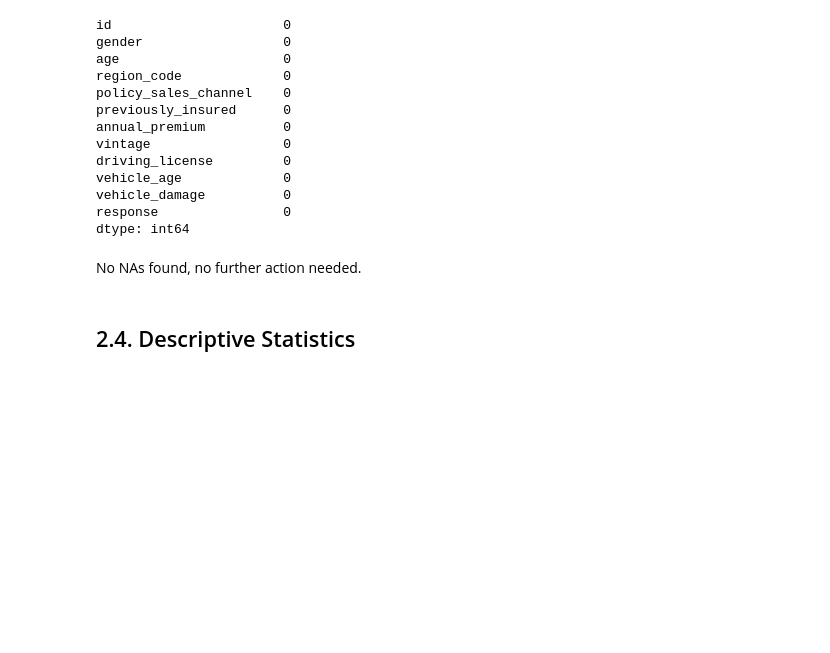
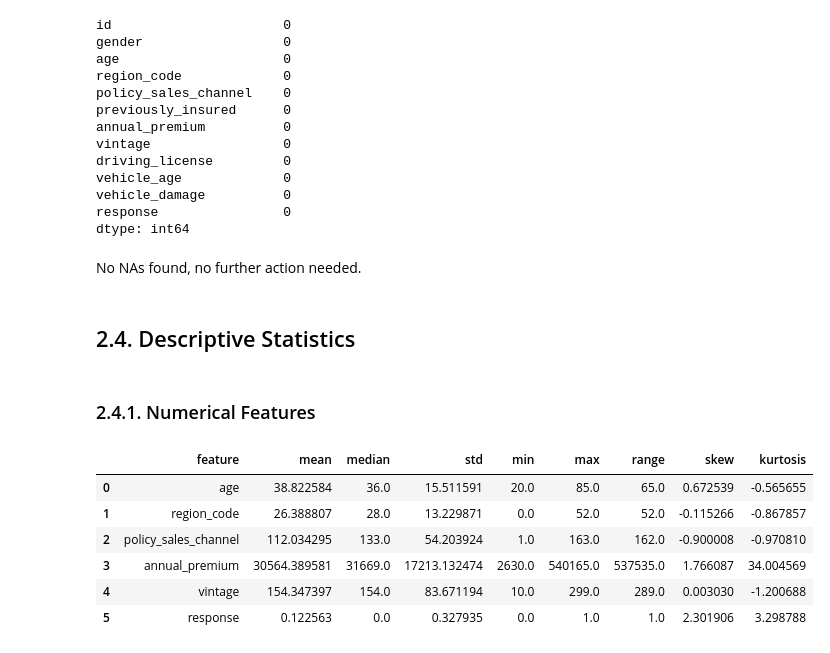
Before and after one commit to olini/insurance-cross-sell-prediction, a Jupyter notebook: notebook.ipynb, the cells around one changed output. Saved outputs shown, nothing was run; the diff lists cells and outputs as text; code cells hidden in the pictures; blank space fills up the shorter version.

```diff
--- a/notebook.ipynb
+++ b/notebook.ipynb
@@ -124,0 +144,27 @@ cat_features = ['gender', 'region_code', 'policy_sales_channel', 'previously_ins
+# %% [markdown]
+### 2.4.1. Numerical Features
+# %%
+# Central Tendency
+ct1 = df_dd[num_features].apply(np.mean)
+ct2 = df_dd[num_features].apply(np.median)
+
+# Dispersion
+d1 = df_dd[num_features].apply(np.std)
+d2 = df_dd[num_features].min()
+d3 = df_dd[num_features].max()
+d4 = df_dd[num_features].apply(lambda x: x.max() - x.min())
+d5 = df_dd[num_features].skew()
+d6 = df_dd[num_features].kurtosis()
+# %%
+df_metrics = pd.DataFrame([ct1, ct2, d1, d2, d3, d4, d5, d6]).T.reset_index()
+df_metrics.columns = ['feature', 'mean', 'median', 'std', 'min', 'max', 'range', 'skew', 'kurtosis']
+# %%
+df_metrics
+# %% [output]
+|  | feature | mean | median | std | min | max | range | skew | kurtosis |
+| 0 | age | 38.822584 | 36.0 | 15.511591 | 20.0 | 85.0 | 65.0 | 0.672539 | -0.565655 |
+| 1 | region_code | 26.388807 | 28.0 | 13.229871 | 0.0 | 52.0 | 52.0 | -0.115266 | -0.867857 |
+| 2 | policy_sales_channel | 112.034295 | 133.0 | 54.203924 | 1.0 | 163.0 | 162.0 | -0.900008 | -0.970810 |
+| 3 | annual_premium | 30564.389581 | 31669.0 | 17213.132474 | 2630.0 | 540165.0 | 537535.0 | 1.766087 | 34.004569 |
+| 4 | vintage | 154.347397 | 154.0 | 83.671194 | 10.0 | 299.0 | 289.0 | 0.003030 | -1.200688 |
+| 5 | response | 0.122563 | 0.0 | 0.327935 | 0.0 | 1.0 | 1.0 | 2.301906 | 3.298788 |
```
Also changed, not shown: parts of 15 cells of this notebook.
